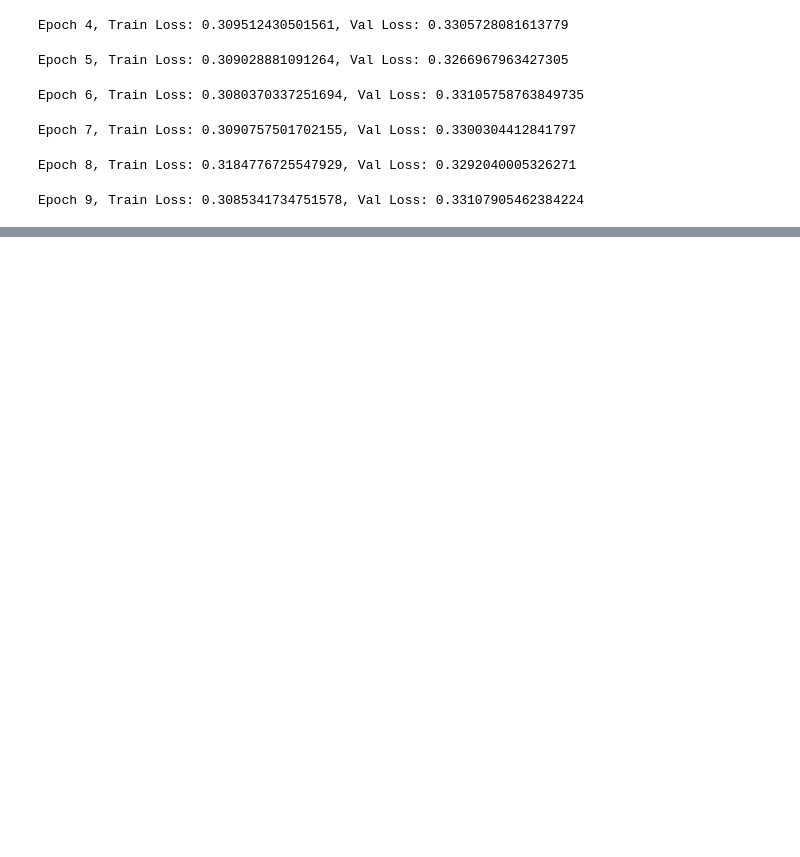
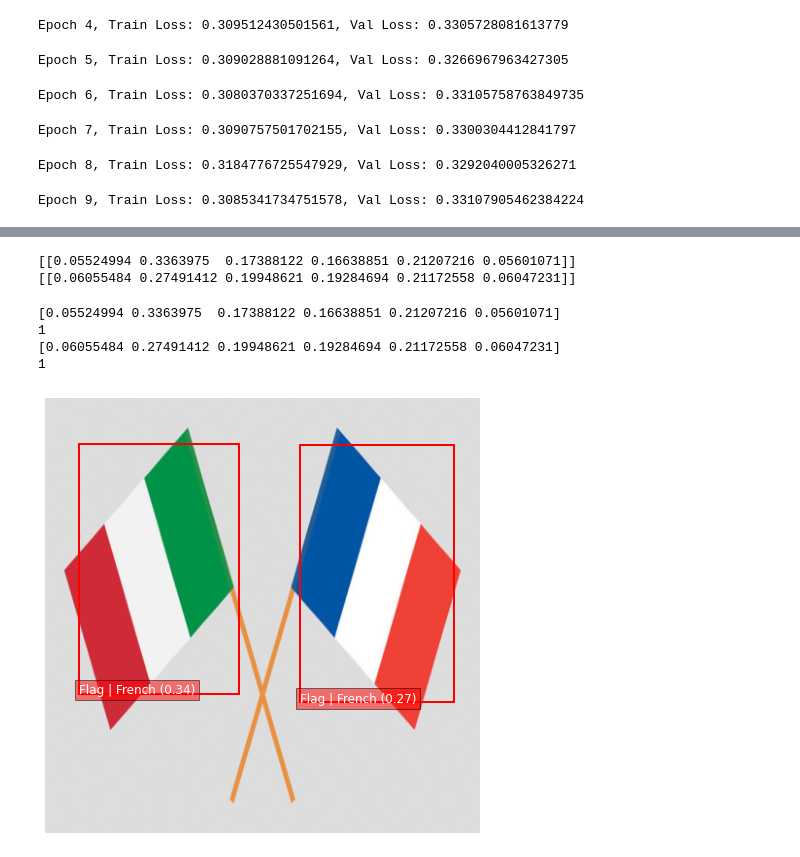
Before and after one commit to Devix71/Project_MIDA, a Jupyter notebook: Fine-Tuning_Models.ipynb, the cells around one changed output, grey strips where cells are left out. Cells and saved outputs as stored; diff of their text form; code cells hidden in the pictures; blank space fills up the shorter version.

```diff
--- a/Fine-Tuning_Models.ipynb
+++ b/Fine-Tuning_Models.ipynb
@@ -420,0 +580,70 @@ for map_image_patch in map_image_patches:
+# %%
+
+import torch.nn.functional as F
+
+# Classify each flag image patch and get probabilities for all predictions
+flag_probabilities = []
+for flag_image_patch in flag_image_patches:
+    flag_image_patch = flag_image_patch.to(device)
+
+    # Get model predictions (raw scores)
+    with torch.no_grad():
+        flag_outputs = image_classification_model(flag_image_patch)
+
+    # Apply softmax to convert raw scores to probabilities
+    probabilities = F.softmax(flag_outputs, dim=1)
+
+    # Convert probabilities to numpy for easy manipulation
+    probabilities_np = probabilities.cpu().numpy()
+
+    # Append the probabilities to the flag_probabilities list
+    flag_probabilities.append(probabilities_np)
+
+    # Print the probabilities for each class
+    print(probabilities_np)
+# %% [output]
+[[0.05524994 0.3363975  0.17388122 0.16638851 0.21207216 0.05601071]]
+[[0.06055484 0.27491412 0.19948621 0.19284694 0.21172558 0.06047231]]
+# %%
+import matplotlib.pyplot as plt
+import matplotlib.patches as patches
+import numpy as np
+
+def visualize_detection_and_classification(image, detected_boxes, detected_scores, detected_labels, classification_probabilities, detection_threshold=0.8, label_map=None):
+    # Convert tensor image to numpy array for display
+    np_image = image.cpu().squeeze(0).numpy().transpose(1, 2, 0)
+    np_image = np_image - np_image.min()
+    np_image = np_image / np_image.max()
+
+    fig, ax = plt.subplots(1, figsize=(12, 8))
+    ax.imshow(np_image)
+
+    for i, box in enumerate(detected_boxes):
+        if detected_scores[i] > detection_threshold:
+            xmin, ymin, xmax, ymax = map(int, box.tolist())
+            rect = patches.Rectangle((xmin, ymin), xmax - xmin, ymax - ymin, linewidth=2, edgecolor='red', facecolor='none')
+            ax.add_patch(rect)
+
+            detection_label = detected_labels[i].item()
+            detection_label_text = 'Flag' if detection_label == 1 else 'Map' if detection_label == 2 else 'Unknown'
+
+            # Get classification label with highest probability
+            classification_prob = classification_probabilities[i][0]  # One flag per image patch
+            print(classification_prob)
+            classification_label = np.argmax(classification_prob)
+            print(classification_label)
+            classification_label_text = label_map.get(classification_label, 'Unknown')
+
+            combined_label_text = f'{detection_label_text} | {classification_label_text} ({classification_prob[classification_label]:.2f})'
+            ax.text(xmin, ymax, combined_label_text, color='white', fontsize=12, bbox=dict(facecolor='red', alpha=0.5))
+
+    plt.axis('off')
+    plt.show()
+# %%
+visualize_detection_and_classification(image, detected_boxes, detected_scores, detected_labels, flag_probabilities, label_map=label_map)
+# %% [output]
+[0.05524994 0.3363975  0.17388122 0.16638851 0.21207216 0.05601071]
+1
+[0.06055484 0.27491412 0.19948621 0.19284694 0.21172558 0.06047231]
+1
+[figure, added]
```
Also changed, not shown: parts of 24 cells of this notebook, 6 other files.
